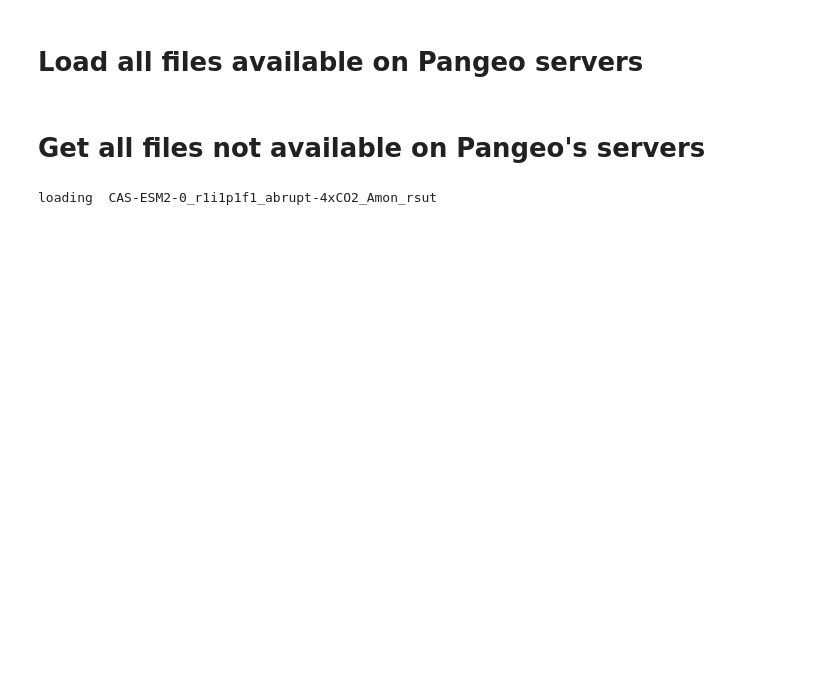
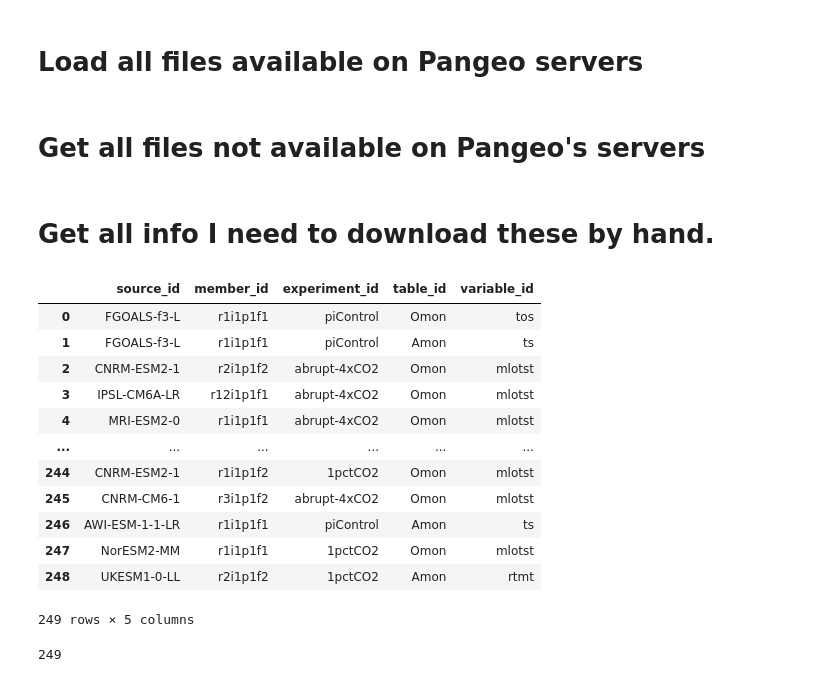
Before and after one commit to galenphall/pangeo_tests, a Jupyter notebook: pangeo-load.ipynb, the cells around one changed output. Drawn from its saved outputs; the diff is of its cells as text; code cells hidden in the pictures; blank space fills up the shorter version.

Commit message:
manual downloads not working yet

```diff
--- a/pangeo-load.ipynb
+++ b/pangeo-load.ipynb
@@ -127,21 +128,28 @@ mapping = defaultdict(list)
 [mapping['_'.join([a.split('/')[9],a.split('/')[11],a.split('/')[10]]+ a.split('/')[12:14])].append(a) for a in allfiles]
 to_load = [(m, mapping.get(m)) for m in manual]
 to_load = sorted(to_load, key=lambda x: len(x[1]))
-# %%
-for name, files in to_load[10:]:
-
-    ds = xr.open_mfdataset(files, combine='by_coords')
-    if ds.experiment_id == 'piControl' or ds.experiment_id == '1pctCO2':
-        ds = ds.sel(time=slice(ds.time[0], ds.time[min([1799, len(ds.time)-1])]))
-    elif len(ds.time) > 2400:
-        ds = ds.sel(time=slice(ds.time[0], ds.time[2399]))
-
-    print('loading ',name)
-
-    m = avg_var(ds, df)
-    m.load()
-
-    if not isinstance(m, type(None)):
-        np.save('esgf_data/'+name, np.array([m.values[:], np.array([np.datetime64(t) for t in m.time.values])[:]]))
-# %% [output]
-loading  CAS-ESM2-0_r1i1p1f1_abrupt-4xCO2_Amon_rsut
+# %% [markdown]
+Get all info I need to download these by hand.
+=======
+# %%
+esgf = pd.DataFrame([m.split('_') for m in manual])
+esgf = esgf.rename(columns={0:'source_id',1:'member_id',2:'experiment_id',3:'table_id',4:'variable_id'})
+esgf.t
+# %% [output]
+|  | source_id | member_id | experiment_id | table_id | variable_id |
+| 0 | FGOALS-f3-L | r1i1p1f1 | piControl | Omon | tos |
+| 1 | FGOALS-f3-L | r1i1p1f1 | piControl | Amon | ts |
+| 2 | CNRM-ESM2-1 | r2i1p1f2 | abrupt-4xCO2 | Omon | mlotst |
+| 3 | IPSL-CM6A-LR | r12i1p1f1 | abrupt-4xCO2 | Omon | mlotst |
+| 4 | MRI-ESM2-0 | r1i1p1f1 | abrupt-4xCO2 | Omon | mlotst |
+| ... | ... | ... | ... | ... | ... |
+| 244 | CNRM-ESM2-1 | r1i1p1f2 | 1pctCO2 | Omon | mlotst |
+| 245 | CNRM-CM6-1 | r3i1p1f2 | abrupt-4xCO2 | Omon | mlotst |
+| 246 | AWI-ESM-1-1-LR | r1i1p1f1 | piControl | Amon | ts |
+| 247 | NorESM2-MM | r1i1p1f1 | 1pctCO2 | Omon | mlotst |
+| 248 | UKESM1-0-LL | r2i1p1f2 | 1pctCO2 | Amon | rtmt |
+249 rows × 5 columns
+# %%
+len(manual)
+# %% [output]
+249
```
Also changed, not shown: parts of 2 cells of this notebook, 5 other files.
